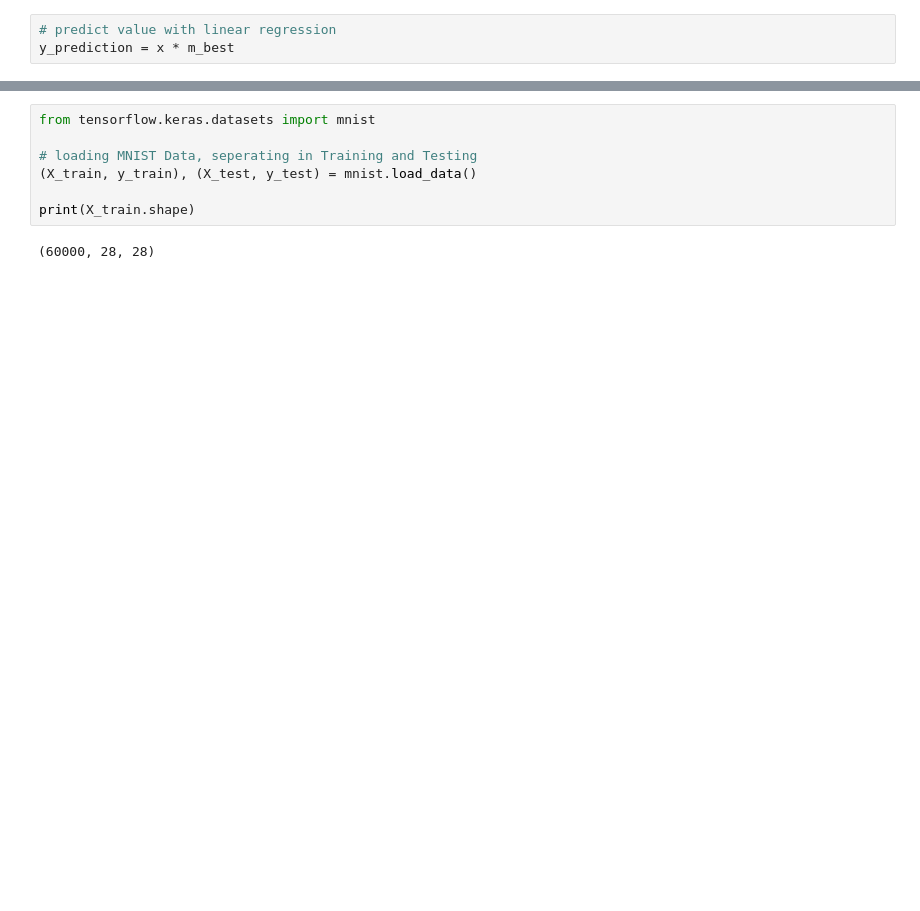
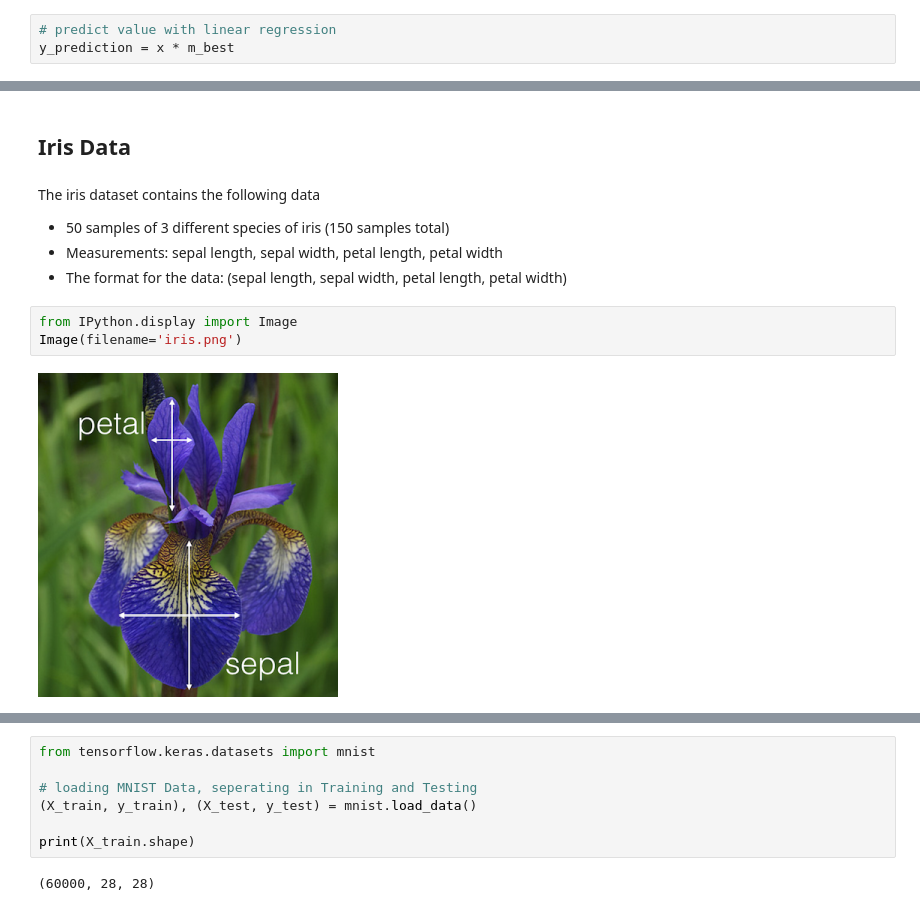
Before and after one commit to Davideee/schleuniger-ml, a Jupyter notebook: MachineLearningCourse.ipynb, the cells around one changed output, grey strips where cells are left out. Saved outputs shown, nothing was run; the diff lists cells and outputs as text; blank space fills up the shorter version.

Commit message:
-add iris pictures -add iris dataset explanation -add decision tree example -add pca example

```diff
--- a/MachineLearningCourse.ipynb
+++ b/MachineLearningCourse.ipynb
@@ -96,0 +88,12 @@ plt.show()
+# %% [markdown]
+## Iris Data
+# %% [markdown]
+The iris dataset contains the following data
+- 50 samples of 3 different species of iris (150 samples total)
+- Measurements: sepal length, sepal width, petal length, petal width
+- The format for the data: (sepal length, sepal width, petal length, petal width)
+# %%
+from IPython.display import Image
+Image(filename='iris.png')
+# %% [output]
+[figure, added]
```
Also changed, not shown: parts of 28 cells of this notebook, 4 other files.
